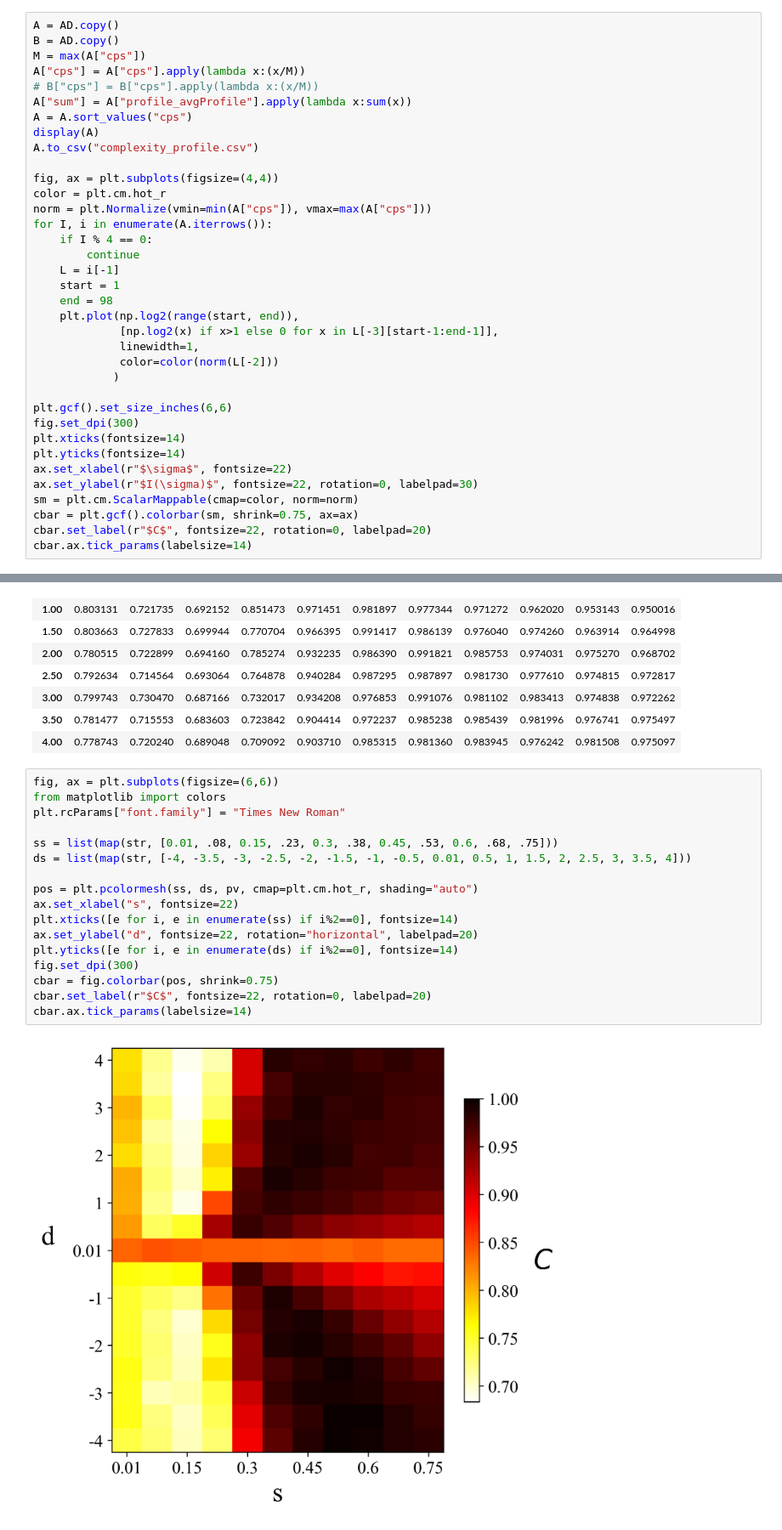
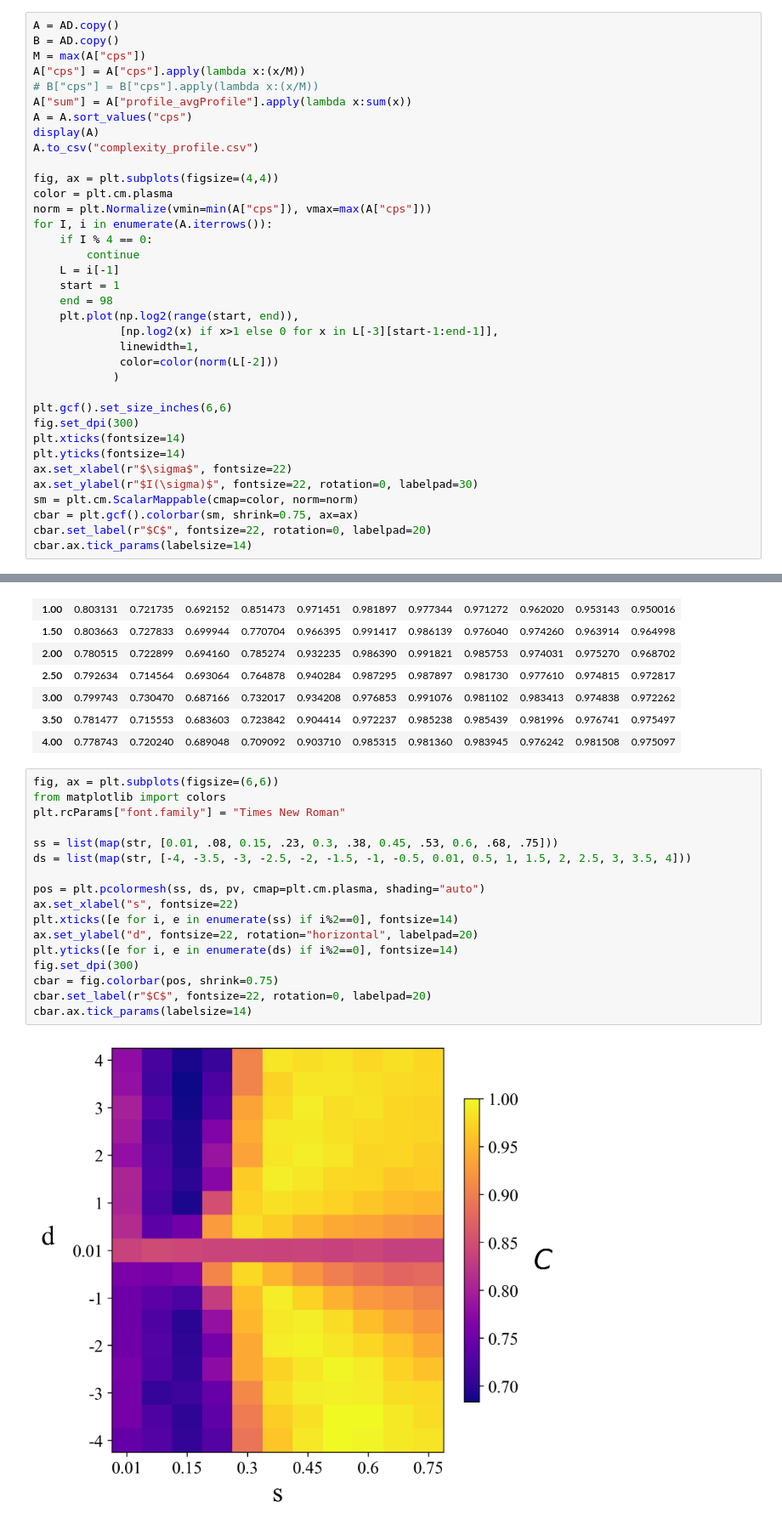
Before and after one commit to austin-marcus/collective_motion_LJ, a Jupyter notebook: src/complexity_analysis.ipynb, the cells around one changed output, grey strips where cells are left out. Shown: that part at 85% size. Saved outputs shown, nothing was run; the diff lists cells and outputs as text.

```diff
--- a/src/complexity_analysis.ipynb
+++ b/src/complexity_analysis.ipynb
@@ -55,7 +55,7 @@ display(A)
 A.to_csv("complexity_profile.csv")
 
 fig, ax = plt.subplots(figsize=(4,4))
-color = plt.cm.hot_r
+color = plt.cm.plasma
 norm = plt.Normalize(vmin=min(A["cps"]), vmax=max(A["cps"]))
 for I, i in enumerate(A.iterrows()):
     if I % 4 == 0:
@@ -178,19 +178,19 @@ pv
 # %%
 fig, ax = plt.subplots(figsize=(6,6))
 from matplotlib import colors
 plt.rcParams["font.family"] = "Times New Roman"
 
 ss = list(map(str, [0.01, .08, 0.15, .23, 0.3, .38, 0.45, .53, 0.6, .68, .75]))
 ds = list(map(str, [-4, -3.5, -3, -2.5, -2, -1.5, -1, -0.5, 0.01, 0.5, 1, 1.5, 2, 2.5, 3, 3.5, 4]))
 
-pos = plt.pcolormesh(ss, ds, pv, cmap=plt.cm.hot_r, shading="auto")
+pos = plt.pcolormesh(ss, ds, pv, cmap=plt.cm.plasma, shading="auto")
 ax.set_xlabel("s", fontsize=22)
 plt.xticks([e for i, e in enumerate(ss) if i%2==0], fontsize=14)
 ax.set_ylabel("d", fontsize=22, rotation="horizontal", labelpad=20)
 plt.yticks([e for i, e in enumerate(ds) if i%2==0], fontsize=14)
 fig.set_dpi(300)
 cbar = fig.colorbar(pos, shrink=0.75)
 cbar.set_label(r"$C$", fontsize=22, rotation=0, labelpad=20)
 cbar.ax.tick_params(labelsize=14)
 # %% [output]
-[figure, old version]
+[figure, new version]
```
Also changed, not shown: parts of 3 cells of this notebook, 2 other files.
